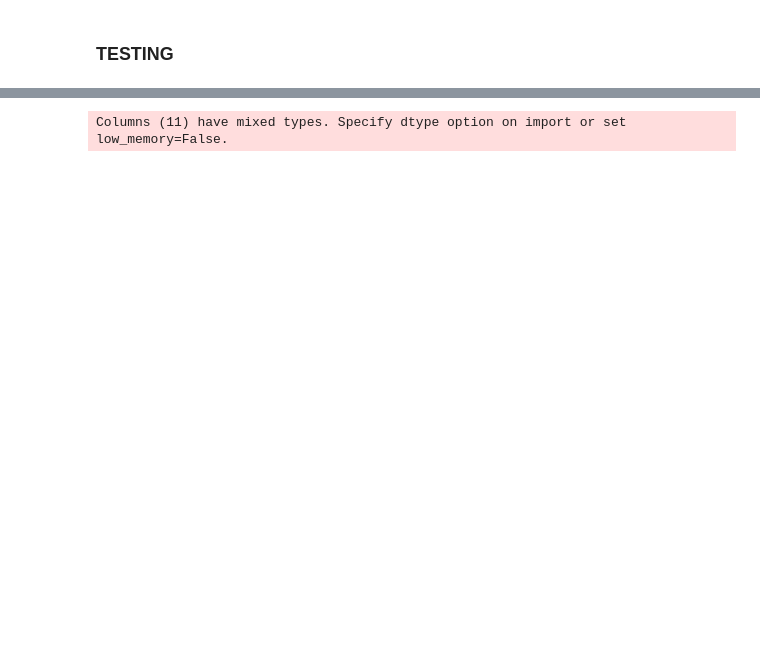
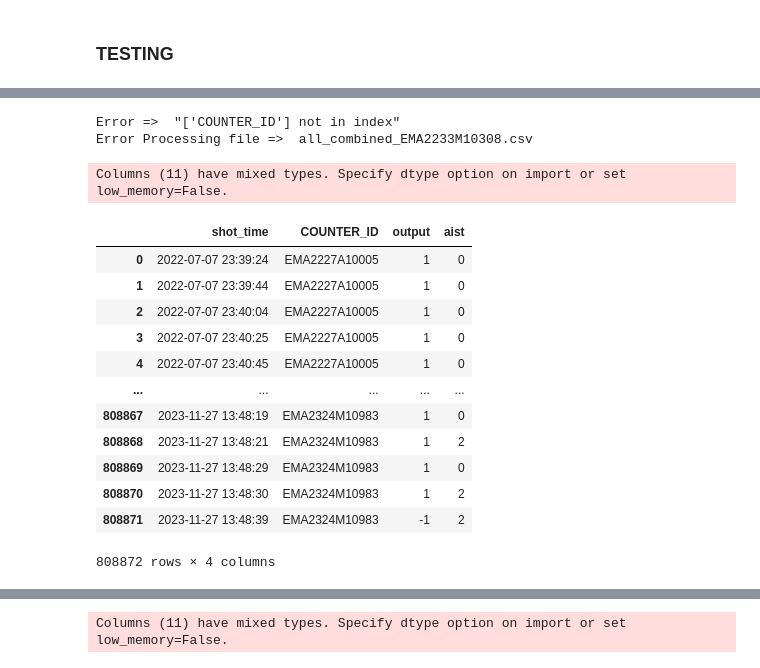
Before and after one commit to uikram/AnomolyDetection, a Jupyter notebook: isolation_forest_test.ipynb, the cells around one changed output, grey strips where cells are left out. Drawn from its saved outputs; the diff is of its cells as text; code cells hidden in the pictures; blank space fills up the shorter version.

Commit message:
Branch for comparison of predicted labels against ground truth

```diff
--- a/isolation_forest_test.ipynb
+++ b/isolation_forest_test.ipynb
@@ -7,6 +8,6 @@ import math
 import plotly.graph_objects as go
 # %%
-filename = 'all_combined_EMA2227A10005.csv'
+filename = 'all_combined_EMA2324M10139.csv'
 df = pd.read_csv('data/'+filename)
 df = df.dropna(subset='cycle_time')
 # df = df.rename(columns={'CT': 'cycle_time', 'Shot Time': 'shot_time'})
@@ -15,7 +16,7 @@ df = df.dropna(subset='cycle_time')
 df = df[['shot_time','cycle_time']]
 data = ['cycle_time']
 df['cycle_time'] = df['cycle_time'].apply(math.floor)
-if_model = IsolationForest(contamination='auto',random_state=42)
+if_model = IsolationForest(contamination='auto',n_estimators=300,random_state=42,warm_start=True)
 if_model.fit(df[data])
 df['anomoly_score'] = if_model.decision_function(df[data])
 df['anomoly_score_inverse']=if_model.score_samples(df[data])
@@ -36,0 +40,76 @@ df.to_csv('result/'+filename)
+# %%
+input_directory = "data"
+for filename in os.listdir(input_directory):
+    if filename.endswith(".csv"):
+        try:
+            file_path = os.path.join(input_directory, filename)
+            df = pd.read_csv(file_path)
+            df = df.dropna(subset='cycle_time')
+            df = df[['shot_time','COUNTER_ID','cycle_time']]
+            data = ['cycle_time']
+            df['cycle_time'] = df['cycle_time'].apply(math.floor)
+            if_model = IsolationForest(contamination='auto',n_estimators=300,random_state=42,warm_start=True)
+            if_model.fit(df[data])
+            df['anomoly_score'] = if_model.decision_function(df[data])
+            df['anomoly_score_inverse']=if_model.score_samples(df[data])
+            # df['anomoly_score'] = df['anomoly_score']+1
+            df['anomoly_score_inverse'] = df['anomoly_score_inverse']+1
+            df['output'] = if_model.predict(df[data])
+            df.to_csv('result/'+filename)
+        except Exception as e:
+            print('Error => ',e)
+            print('Error Processing file => ',filename)
+# %% [output]
+Error =>  "['COUNTER_ID'] not in index"
+Error Processing file =>  all_combined_EMA2233M10308.csv
+Columns (11) have mixed types. Specify dtype option on import or set low_memory=False.
+# %%
+def concatenate_dataframes(folder):
+    # Initialize an empty list to store data frames
+    dfs = []
+
+    # Iterate through each file in the folder
+    for file in os.listdir(folder):
+        if file.endswith('.csv'):
+            # Read the CSV file and append it to the list
+            df = pd.read_csv(os.path.join(folder, file))
+            dfs.append(df)
+
+    # Concatenate all data frames in the list along the rows
+    concatenated_df = pd.concat(dfs, ignore_index=True)
+
+    return concatenated_df
+
+def merge_dataframes(folder1, folder2):
+    # Concatenate data frames from each folder
+    df1 = concatenate_dataframes(folder1)
+    df2 = concatenate_dataframes(folder2)
+
+    # Merge data frames on 'shot_time' and 'COUNTER_ID'
+    merged_df = pd.merge(df1, df2, on=['shot_time', 'COUNTER_ID'], how='inner')
+
+    return merged_df
+
+# Replace 'folder1' and 'folder2' with the paths to your folders containing the data frames
+folder1 = 'result'
+folder2 = 'aist_result'
+
+merged_dataframe = merge_dataframes(folder1, folder2)
+merged_dataframe.rename(columns={'value2': 'aist'}, inplace=True)
+merged_dataframe = merged_dataframe[['shot_time'	,'COUNTER_ID','output','aist']]
+merged_dataframe = merged_dataframe.dropna()
+merged_dataframe
+# %% [output]
+|  | shot_time | COUNTER_ID | output | aist |
+| 0 | 2022-07-07 23:39:24 | EMA2227A10005 | 1 | 0 |
+| 1 | 2022-07-07 23:39:44 | EMA2227A10005 | 1 | 0 |
+| 2 | 2022-07-07 23:40:04 | EMA2227A10005 | 1 | 0 |
+| 3 | 2022-07-07 23:40:25 | EMA2227A10005 | 1 | 0 |
+| 4 | 2022-07-07 23:40:45 | EMA2227A10005 | 1 | 0 |
+| ... | ... | ... | ... | ... |
+| 808867 | 2023-11-27 13:48:19 | EMA2324M10983 | 1 | 0 |
+| 808868 | 2023-11-27 13:48:21 | EMA2324M10983 | 1 | 2 |
+| 808869 | 2023-11-27 13:48:29 | EMA2324M10983 | 1 | 0 |
+| 808870 | 2023-11-27 13:48:30 | EMA2324M10983 | 1 | 2 |
+| 808871 | 2023-11-27 13:48:39 | EMA2324M10983 | -1 | 2 |
+808872 rows × 4 columns
```
Also changed, not shown: parts of 23 cells of this notebook, 2 other files.
